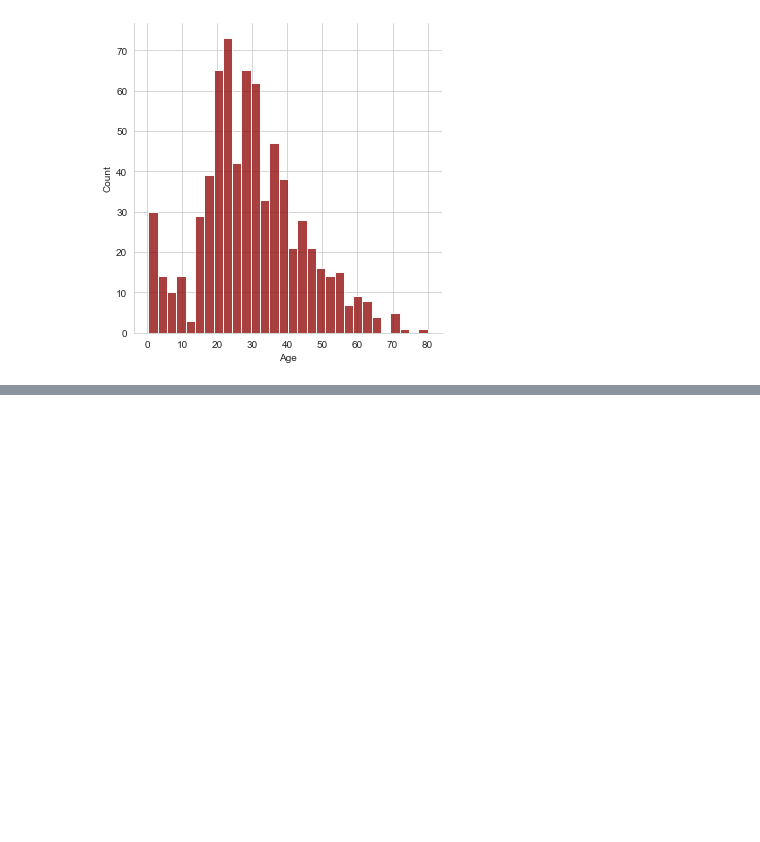
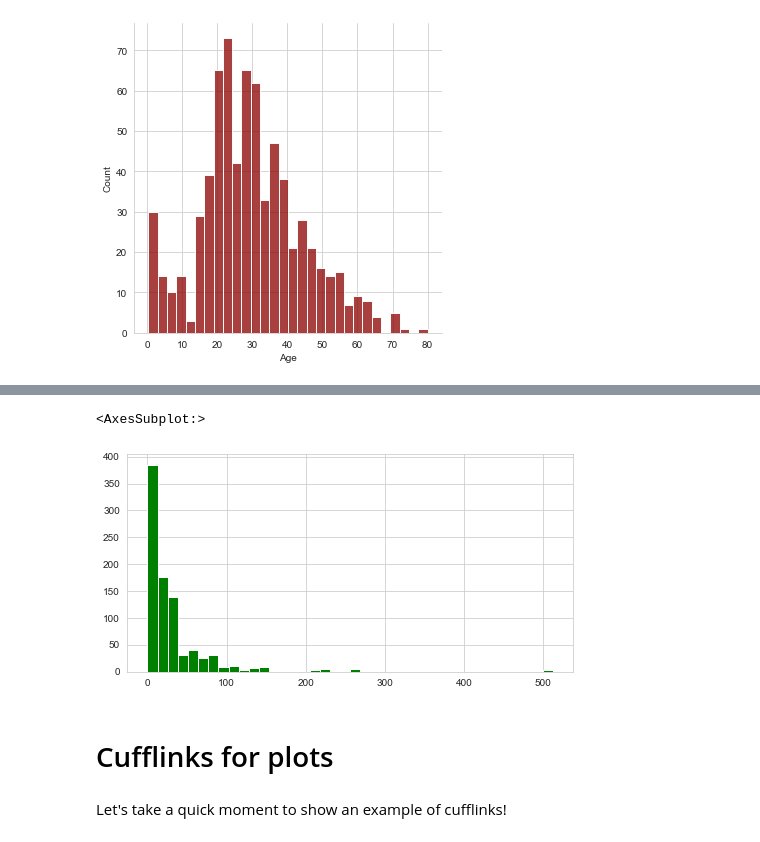
Before and after one commit to ModouLaminJagne/DataScience, a Jupyter notebook: LOGISTIC REGRESSION.ipynb, the cells around one changed output, grey strips where cells are left out. Cells and saved outputs as stored; diff of their text form; code cells hidden in the pictures; blank space fills up the shorter version.

```diff
--- a/LOGISTIC REGRESSION.ipynb
+++ b/LOGISTIC REGRESSION.ipynb
@@ -101,0 +107,9 @@ train['Age'].hist(bins=30,color='darkred',alpha=0.7)
+# %%
+train['Fare'].hist(color='green',bins=40,figsize=(8,4))
+# %% [output]
+<AxesSubplot:>
+[figure, added]
+# %% [markdown]
+# Cufflinks for plots
+# %% [markdown]
+Let's take a quick moment to show an example of cufflinks!
```
Also changed, not shown: parts of 9 cells of this notebook.
